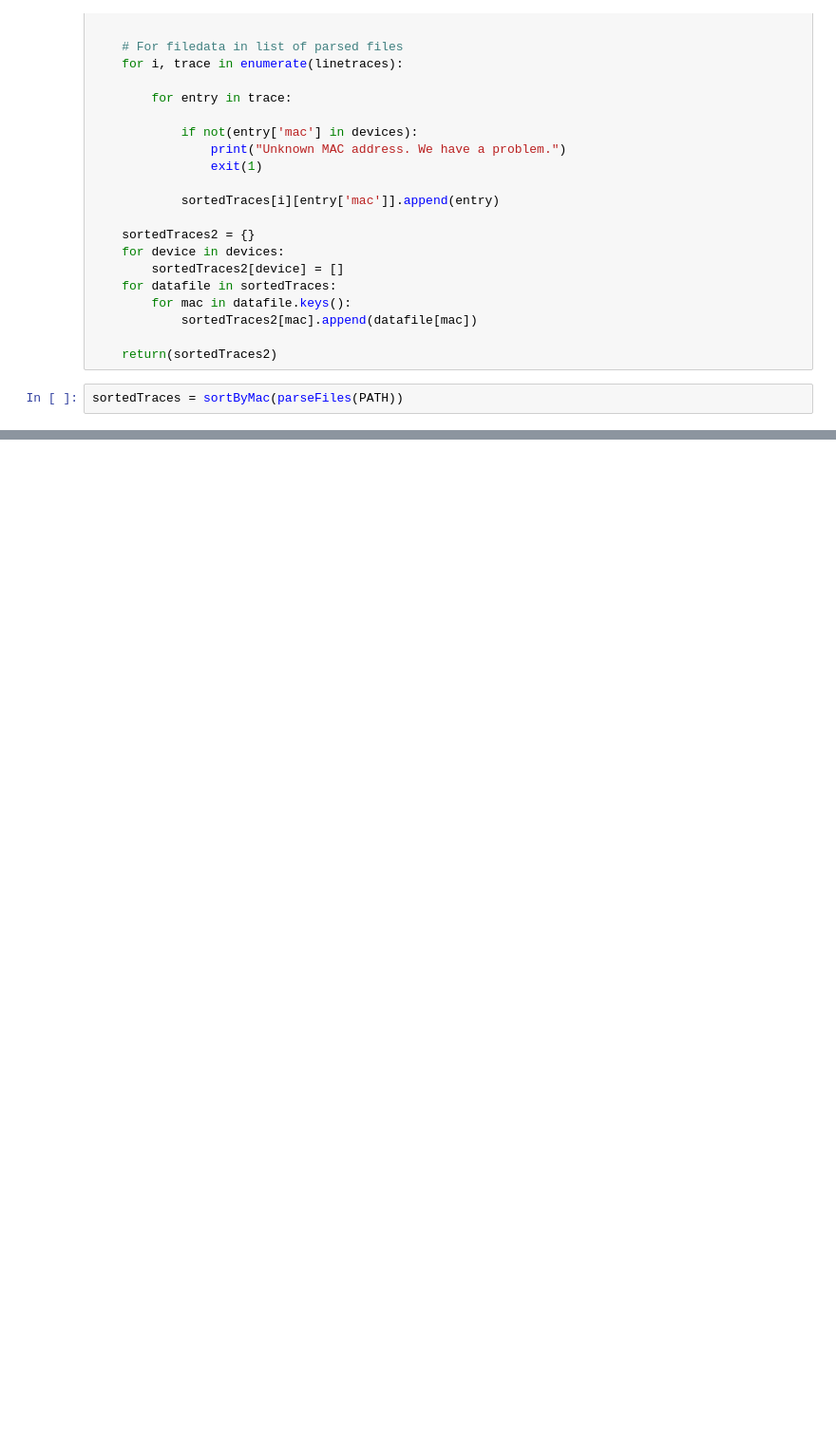
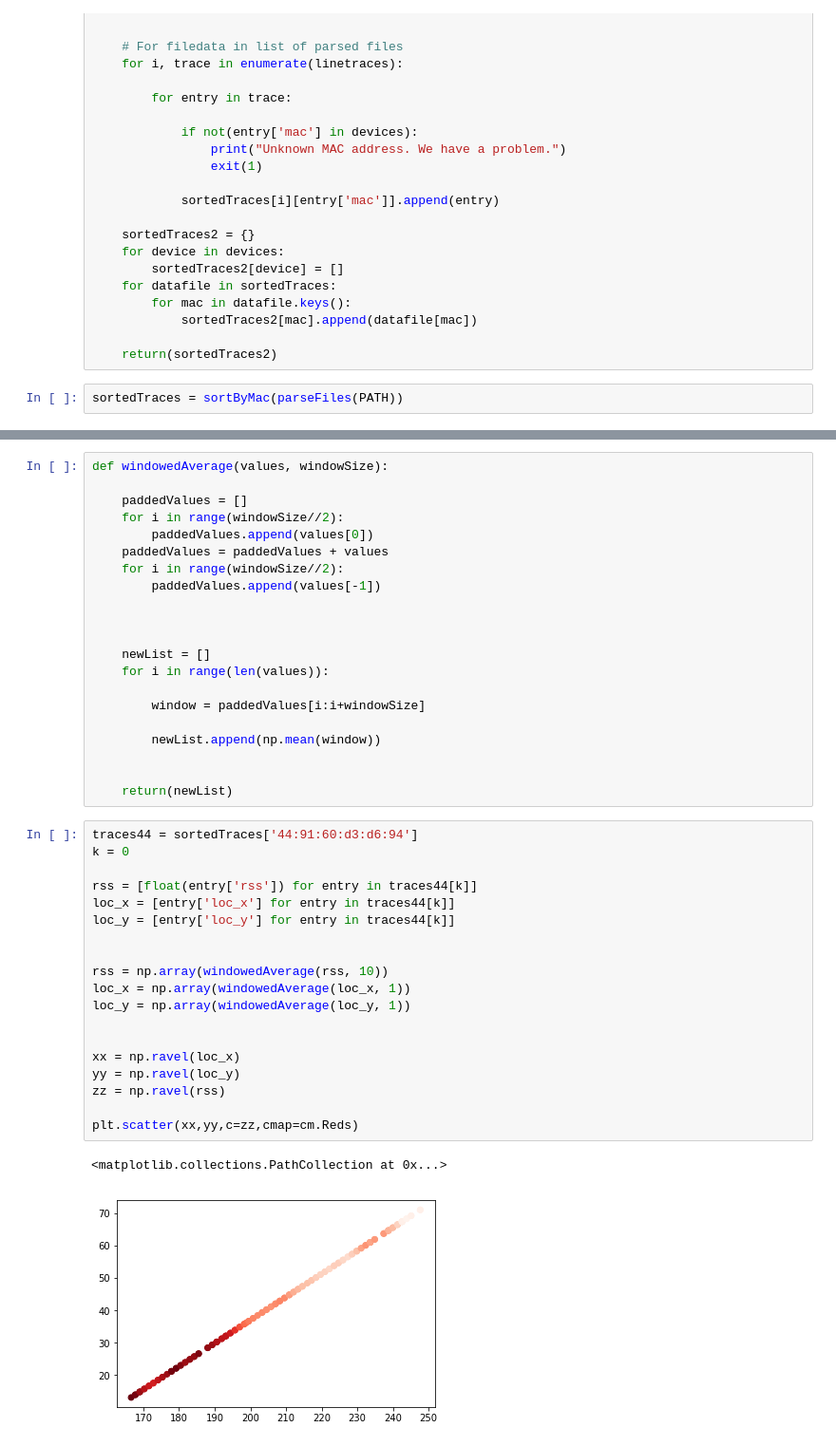
Before and after one commit to DLorell/wifilocalization, a Jupyter notebook: Untitled.ipynb, the cells around one changed output, grey strips where cells are left out. Shown at 95% size. Drawn from its saved outputs; the diff is of its cells as text; blank space fills up the shorter version.

```diff
--- a/Untitled.ipynb
+++ b/Untitled.ipynb
@@ -89,0 +85,43 @@ traces44
+# %%
+def windowedAverage(values, windowSize):
+
+    paddedValues = []
+    for i in range(windowSize//2):
+        paddedValues.append(values[0])
+    paddedValues = paddedValues + values
+    for i in range(windowSize//2):
+        paddedValues.append(values[-1])
+
+
+
+    newList = []
+    for i in range(len(values)):
+
+        window = paddedValues[i:i+windowSize]
+
+        newList.append(np.mean(window))
+
+
+    return(newList)
+# %%
+traces44 = sortedTraces['44:91:60:d3:d6:94']
+k = 0
+
+rss = [float(entry['rss']) for entry in traces44[k]]
+loc_x = [entry['loc_x'] for entry in traces44[k]]
+loc_y = [entry['loc_y'] for entry in traces44[k]]
+
+
+rss = np.array(windowedAverage(rss, 10))
+loc_x = np.array(windowedAverage(loc_x, 1))
+loc_y = np.array(windowedAverage(loc_y, 1))
+
+
+xx = np.ravel(loc_x)
+yy = np.ravel(loc_y)
+zz = np.ravel(rss)
+
+plt.scatter(xx,yy,c=zz,cmap=cm.Reds)
+# %% [output]
+<matplotlib.collections.PathCollection at 0x...>
+[figure, added]
```
Also changed, not shown: parts of 2 cells of this notebook.
